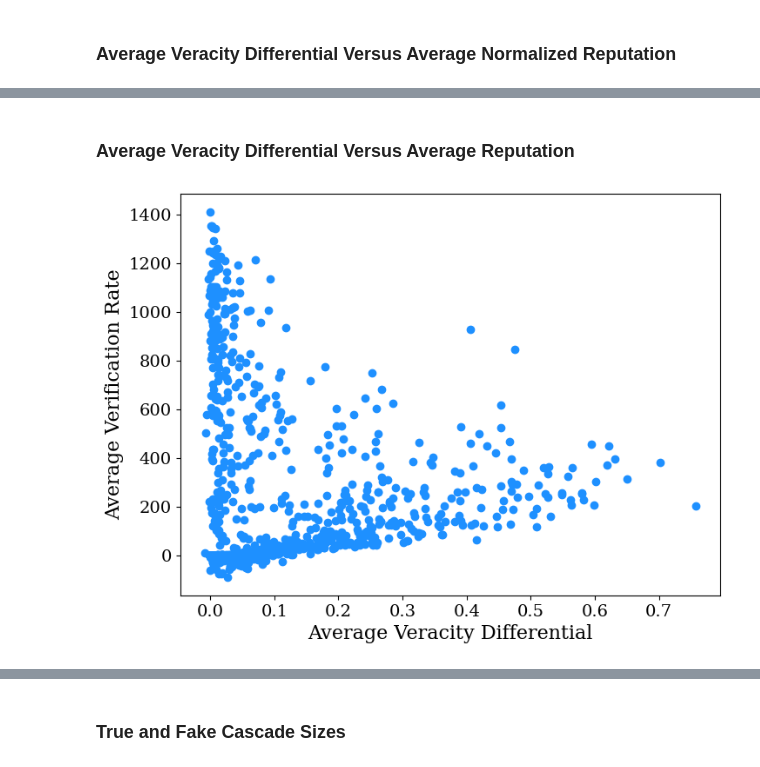
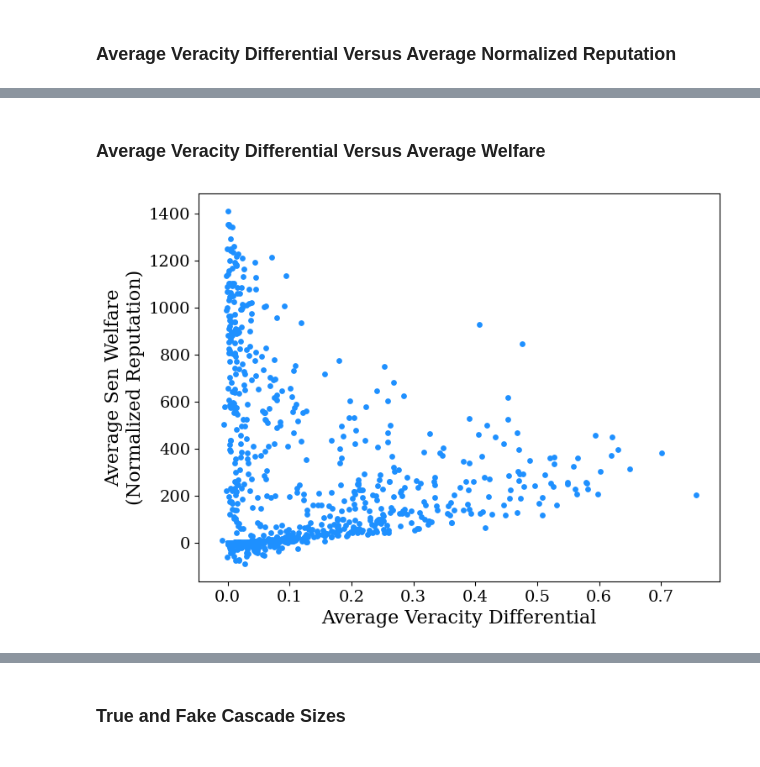
Before and after one commit to charlesaugdupont/deepfake-percolation, a Jupyter notebook: notebooks/analysis.ipynb, the cells around one changed output, grey strips where cells are left out. Saved outputs shown, nothing was run; the diff lists cells and outputs as text; code cells hidden in the pictures.

```diff
--- a/notebooks/analysis.ipynb
+++ b/notebooks/analysis.ipynb
@@ -187,14 +172,15 @@ plt.show()
 # %% [markdown]
-### Average Veracity Differential Versus Average Reputation
+### Average Veracity Differential Versus Average Welfare
 # %%
 plt.scatter(
     sim_df.groupby("lhs_id").mean()["veracity_differential"],
     sim_df.groupby("lhs_id").mean()["avg_welfare"],
-    color="dodgerblue"
+    color="dodgerblue",
+    s=15
 )
 
 plt.xlabel("Average Veracity Differential")
-plt.ylabel("Average Verification Rate")
+plt.ylabel("Average Sen Welfare\n(Normalized Reputation)")
 plt.show()
 # %% [output]
-[figure, old version]
+[figure, new version]
```
Also changed, not shown: parts of 9 cells of this notebook.
